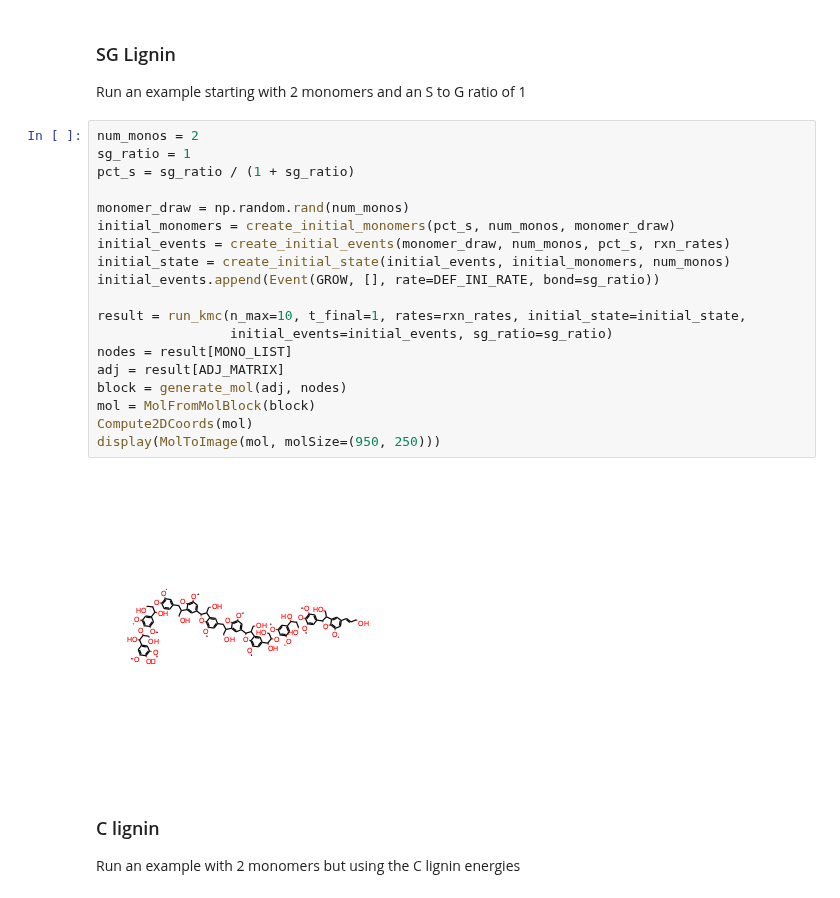
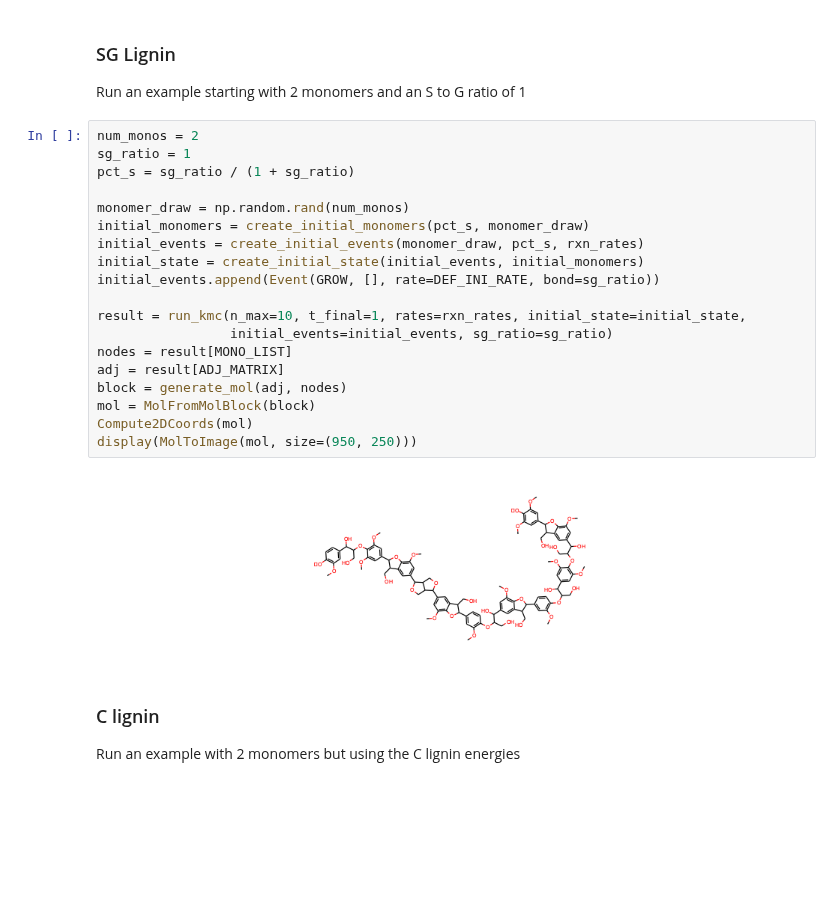
Before and after one commit to michaelorella/lignin-kmc, a Jupyter notebook: LigninPolymerizationNotebook.ipynb, the cells around one changed output. Drawn from its saved outputs; the diff is of its cells as text; blank space fills up the shorter version.

```diff
--- a/LigninPolymerizationNotebook.ipynb
+++ b/LigninPolymerizationNotebook.ipynb
@@ -213,24 +213,24 @@ Run an example starting with 2 monomers and an S to G ratio of 1
 # %%
 num_monos = 2
 sg_ratio = 1
 pct_s = sg_ratio / (1 + sg_ratio)
 
 monomer_draw = np.random.rand(num_monos)
-initial_monomers = create_initial_monomers(pct_s, num_monos, monomer_draw)
-initial_events = create_initial_events(monomer_draw, num_monos, pct_s, rxn_rates)
-initial_state = create_initial_state(initial_events, initial_monomers, num_monos)
+initial_monomers = create_initial_monomers(pct_s, monomer_draw)
+initial_events = create_initial_events(monomer_draw, pct_s, rxn_rates)
+initial_state = create_initial_state(initial_events, initial_monomers)
 initial_events.append(Event(GROW, [], rate=DEF_INI_RATE, bond=sg_ratio))
 
 result = run_kmc(n_max=10, t_final=1, rates=rxn_rates, initial_state=initial_state,
                  initial_events=initial_events, sg_ratio=sg_ratio)
 nodes = result[MONO_LIST]
 adj = result[ADJ_MATRIX]
 block = generate_mol(adj, nodes)
 mol = MolFromMolBlock(block)
 Compute2DCoords(mol)
-display(MolToImage(mol, molSize=(950, 250)))
+display(MolToImage(mol, size=(950, 250)))
 # %% [output]
-[figure, old version]
+[figure, new version]
 # %% [markdown]
 ### C lignin
 Run an example with 2 monomers but using the C lignin energies
```
Also changed, not shown: parts of 45 cells of this notebook, 10 other files.
